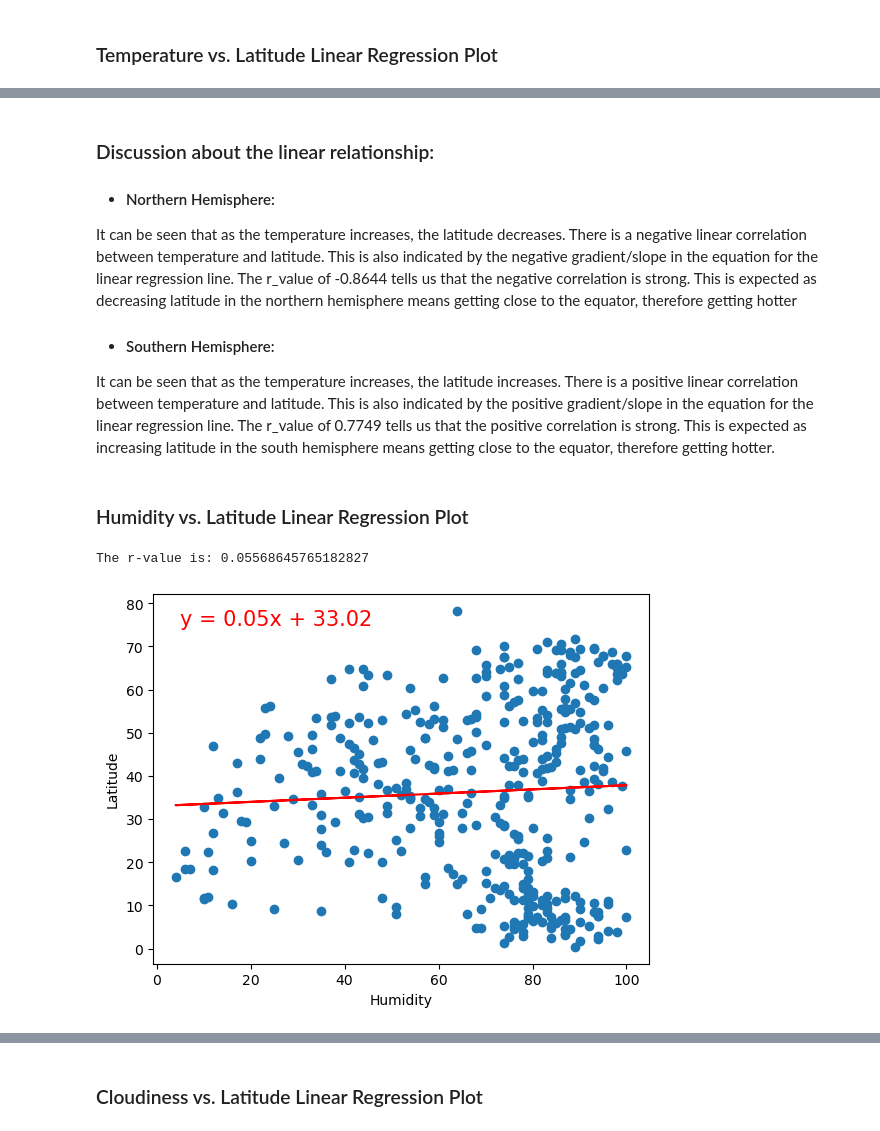
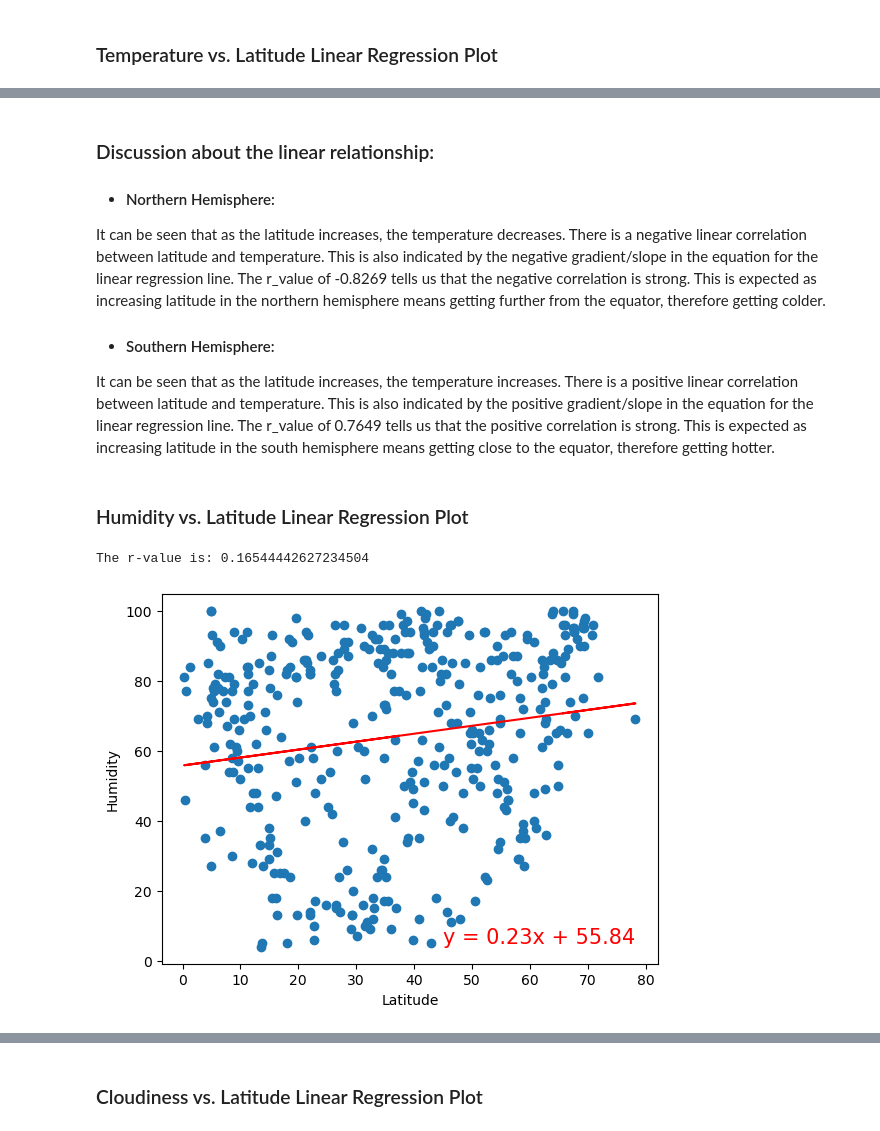
Before and after one commit to Rock2638/python-api-challenge, a Jupyter notebook: WeatherPy/WeatherPy.ipynb, the cells around one changed output, grey strips where cells are left out. Drawn from its saved outputs; the diff is of its cells as text; code cells hidden in the pictures.

```diff
--- a/WeatherPy/WeatherPy.ipynb
+++ b/WeatherPy/WeatherPy.ipynb
@@ -351,19 +335,19 @@ The r-value is: 0.7478635224913925
 ### Discussion about the linear relationship:
 
 - #### Northern Hemisphere:
-It can be seen that as the temperature increases, the latitude decreases. There is a negative linear correlation between temperature and latitude. This is also indicated by the negative gradient/slope in the equation for the linear regression line. The r_value of -0.8644 tells us that the negative correlation is strong.
-This is expected as decreasing latitude in the northern hemisphere means getting close to the equator, therefore getting hotter
+It can be seen that as the latitude increases, the temperature decreases. There is a negative linear correlation between latitude and temperature. This is also indicated by the negative gradient/slope in the equation for the linear regression line. The r_value of -0.8269 tells us that the negative correlation is strong.
+This is expected as increasing latitude in the northern hemisphere means getting further from the equator, therefore getting colder.
 
 - #### Southern Hemisphere:
-It can be seen that as the temperature increases, the latitude increases. There is a positive linear correlation between temperature and latitude. This is also indicated by the positive gradient/slope in the equation for the linear regression line. The r_value of 0.7749 tells us that the positive correlation is strong.
+It can be seen that as the latitude increases, the temperature increases. There is a positive linear correlation between latitude and temperature. This is also indicated by the positive gradient/slope in the equation for the linear regression line. The r_value of 0.7649 tells us that the positive correlation is strong.
 This is expected as increasing latitude in the south hemisphere means getting close to the equator, therefore getting hotter.
 # %% [markdown]
 ### Humidity vs. Latitude Linear Regression Plot
 # %%
 # Northern Hemisphere
-linear_regress_plots(northern_hemi_df["Humidity"], northern_hemi_df["Lat"], "Humidity", "Latitude",5,75)
+linear_regress_plots(northern_hemi_df["Lat"], northern_hemi_df["Humidity"], "Latitude", "Humidity",45,5)
 # %% [output]
-The r-value is: 0.05568645765182827
+The r-value is: 0.16544442627234504
-[figure, old version]
+[figure, new version]
 # %%
 # Southern Hemisphere
```
Also changed, not shown: parts of 22 cells of this notebook, 5 other files.
